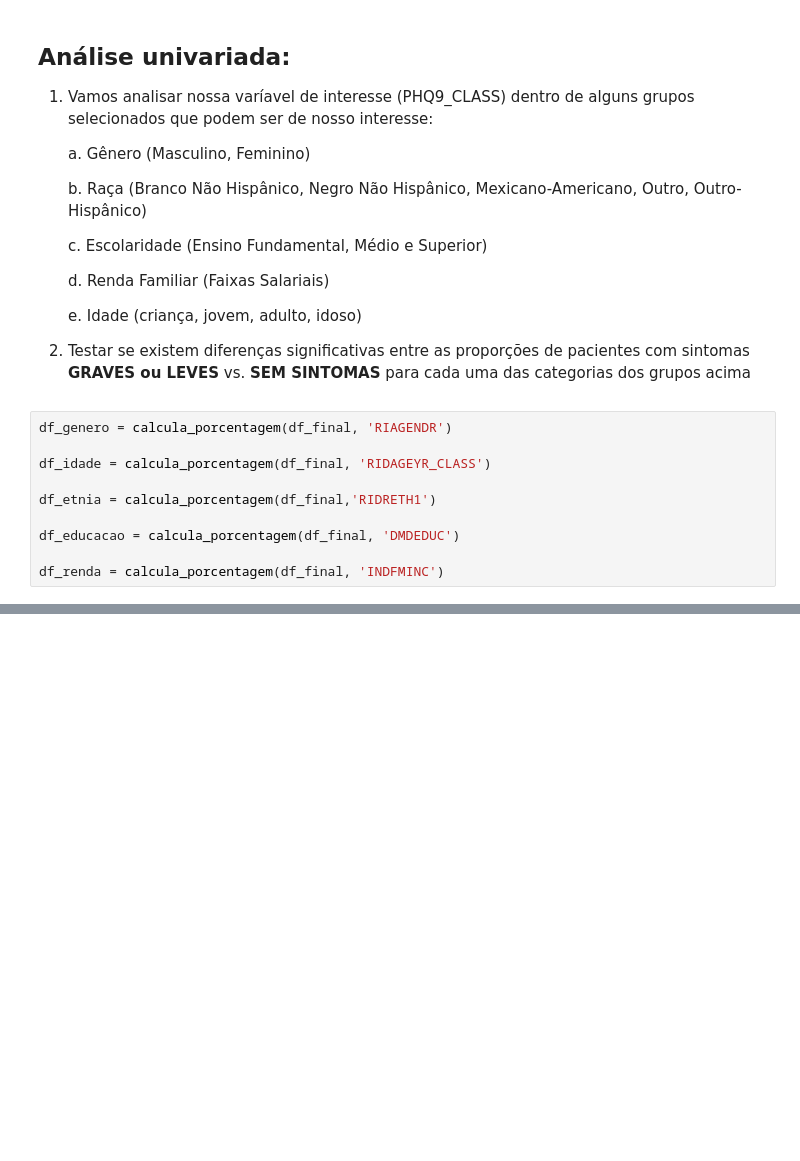
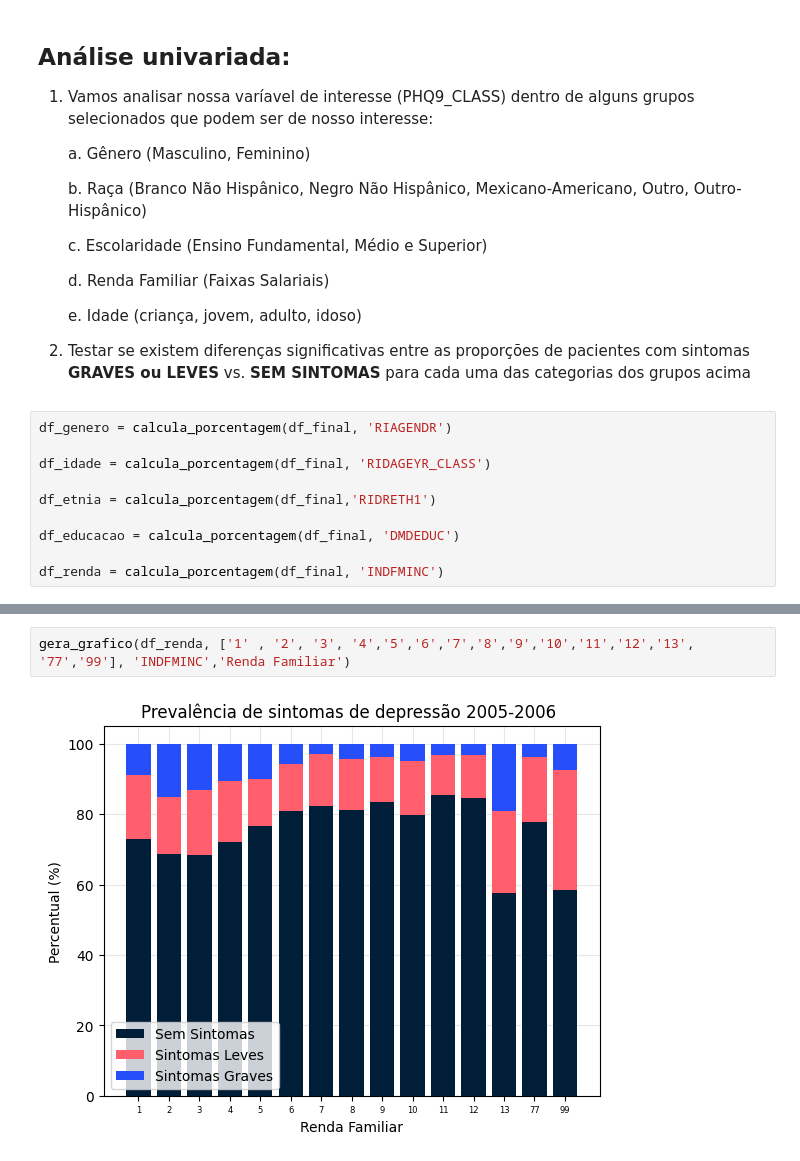
Before and after one commit to LuizAlbino/nhnes-data-project, a Jupyter notebook: main-notebook.ipynb, the cells around one changed output, grey strips where cells are left out. Drawn from its saved outputs; the diff is of its cells as text; blank space fills up the shorter version.

```diff
--- a/main-notebook.ipynb
+++ b/main-notebook.ipynb
@@ -320,0 +329,4 @@ gera_grafico(df_renda, ['1 - Adulto', '2 - Idoso'], 'RIDAGEYR_CLASS','Idade')
+# %%
+gera_grafico(df_renda, ['1' , '2', '3', '4','5','6','7','8','9','10','11','12','13', '77','99'], 'INDFMINC','Renda Familiar')
+# %% [output]
+[figure, added]
```
Also changed, not shown: parts of 10 cells of this notebook.
